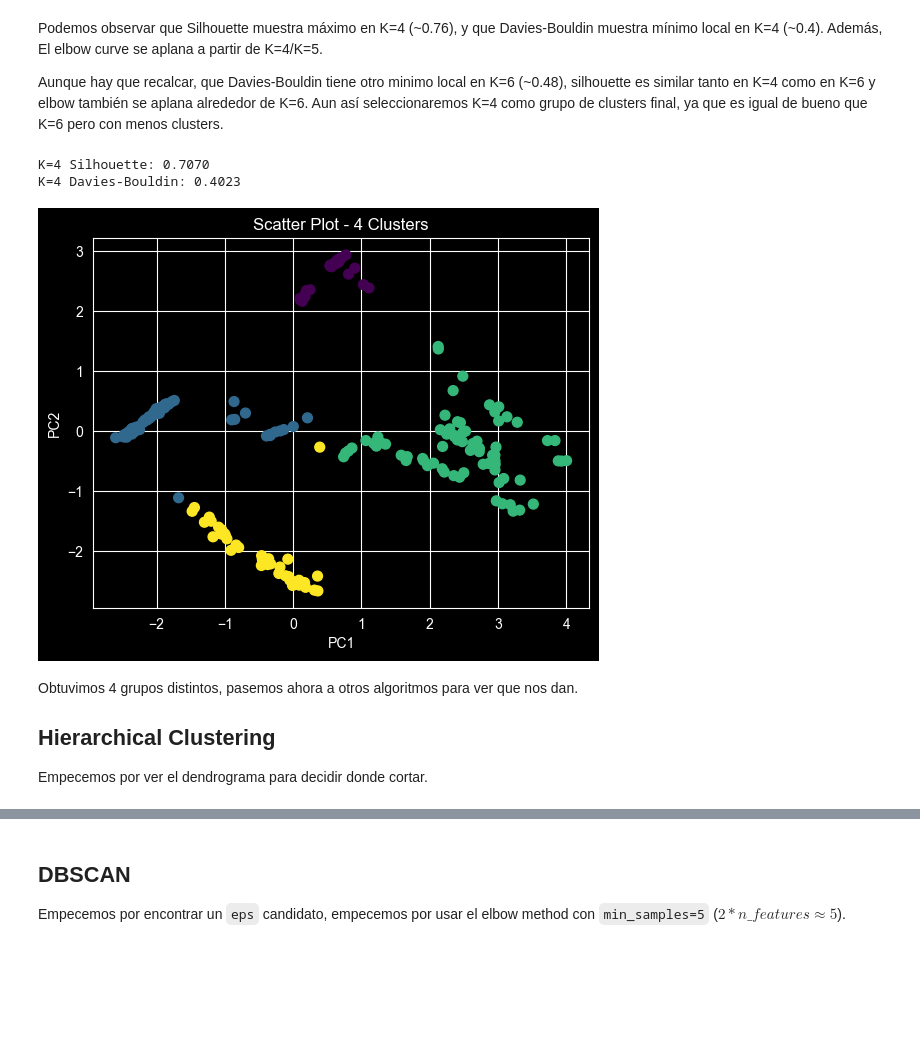
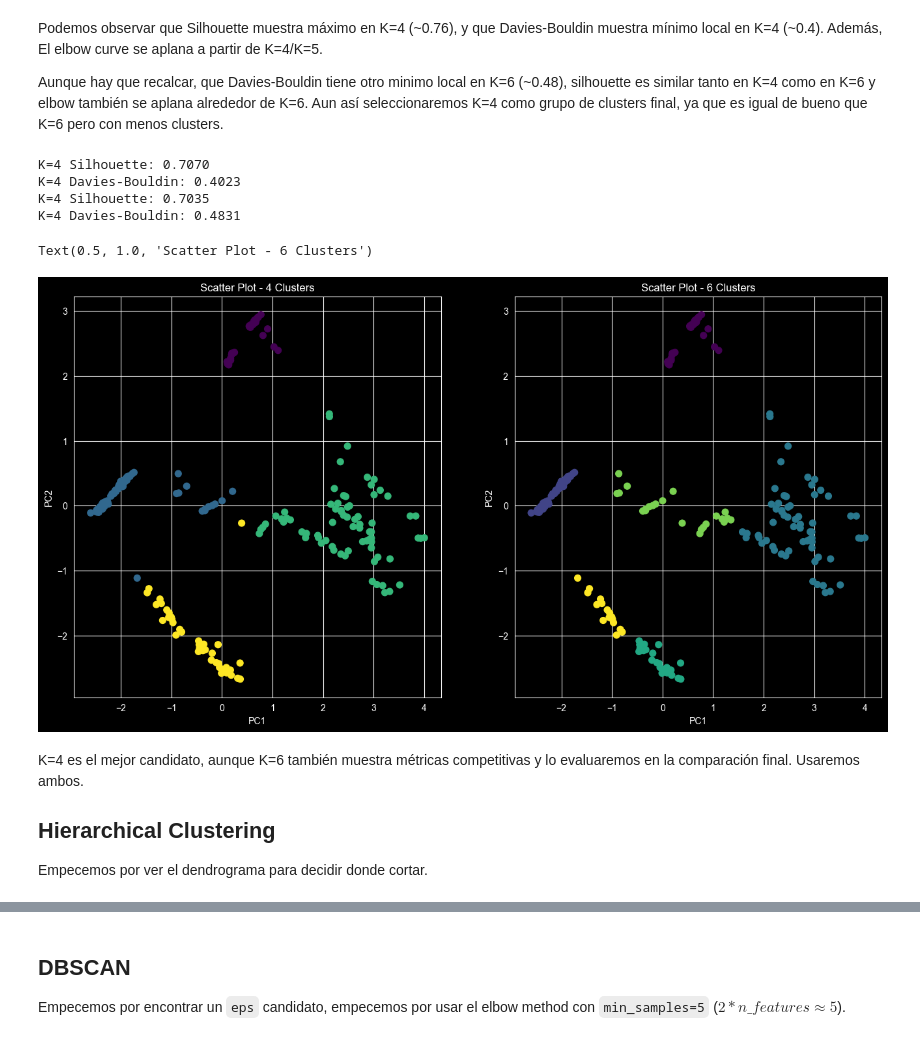
Before and after one commit to mathiasaiva/clustering_practice, a Jupyter notebook: notebooks/clustering.ipynb, the cells around one changed output, grey strips where cells are left out. Drawn from its saved outputs; the diff is of its cells as text; code cells hidden in the pictures; blank space fills up the shorter version.

```diff
--- a/notebooks/clustering.ipynb
+++ b/notebooks/clustering.ipynb
@@ -362,8 +311,8 @@ np.random.seed(NIA_SEED)
 df_model = df.copy() # Copy so that modifications don't affect EDA.
 
 # Log Transform
-df_model['L'] = np.log(df_model['L'])
-df_model['R'] = np.log(df_model['R'])
+df_model['L'] = np.log10(df_model['L'])
+df_model['R'] = np.log10(df_model['R'])
 
 spectral_order = ['M', 'K', 'G', 'F', 'A', 'B', 'O']
 color_order = ['red', 'orange', 'yellow white', 'white', 'blue white', 'blue']
@@ -472,21 +404,39 @@ Podemos observar que Silhouette muestra máximo en K=4 (\~0.76), y que Davies-Bo
 
 Aunque hay que recalcar, que Davies-Bouldin tiene otro minimo local en K=6 (~0.48), silhouette es similar tanto en K=4 como en K=6 y elbow también se aplana alrededor de K=6. Aun así seleccionaremos K=4 como grupo de clusters final, ya que es igual de bueno que K=6 pero con menos clusters.
 # %%
+fig, ax = plt.subplots(1, 2, figsize=(16, 8))
+
 kmeans = KMeans(n_clusters=4, random_state=NIA_SEED)
-labels = kmeans.fit_predict(X_pca)
-print(f"K=4 Silhouette: {silhouette_score(X_pca, labels):.4f}")
-print(f"K=4 Davies-Bouldin: {davies_bouldin_score(X_pca, labels):.4f}")
-plt.xlabel('PC1')
-plt.ylabel('PC2')
-plt.title('Scatter Plot - 4 Clusters')
-plt.scatter(X_pca[:, 0], X_pca[:, 1], c=labels,
+kmeans_labels = kmeans.fit_predict(X_pca)
+print(f"K=4 Silhouette: {silhouette_score(X_pca, kmeans_labels):.4f}")
+print(f"K=4 Davies-Bouldin: {davies_bouldin_score(X_pca, kmeans_labels):.4f}")
+
+ax[0].scatter(X_pca[:, 0], X_pca[:, 1], c=kmeans_labels,
+            s=50, cmap='viridis')
+ax[0].set_xlabel('PC1')
+ax[0].set_ylabel('PC2')
+ax[0].set_title('Scatter Plot - 4 Clusters')
+
+kmeans = KMeans(n_clusters=6, random_state=NIA_SEED)
+kmeans_labels = kmeans.fit_predict(X_pca)
+print(f"K=4 Silhouette: {silhouette_score(X_pca, kmeans_labels):.4f}")
+print(f"K=4 Davies-Bouldin: {davies_bouldin_score(X_pca, kmeans_labels):.4f}")
+
+
+ax[1].scatter(X_pca[:, 0], X_pca[:, 1], c=kmeans_labels,
             s=50, cmap='viridis');
+ax[1].set_xlabel('PC1')
+ax[1].set_ylabel('PC2')
+ax[1].set_title('Scatter Plot - 6 Clusters')
 # %% [output]
 K=4 Silhouette: 0.7070
 K=4 Davies-Bouldin: 0.4023
+K=4 Silhouette: 0.7035
+K=4 Davies-Bouldin: 0.4831
+Text(0.5, 1.0, 'Scatter Plot - 6 Clusters')
-[figure, old version]
+[figure, new version]
 # %% [markdown]
-Obtuvimos 4 grupos distintos, pasemos ahora a otros algoritmos para ver que nos dan.
+K=4 es el mejor candidato, aunque K=6 también muestra métricas competitivas y lo evaluaremos en la comparación final. Usaremos ambos.
 
 ## Hierarchical Clustering
 
```
Also changed, not shown: parts of 24 cells of this notebook.
